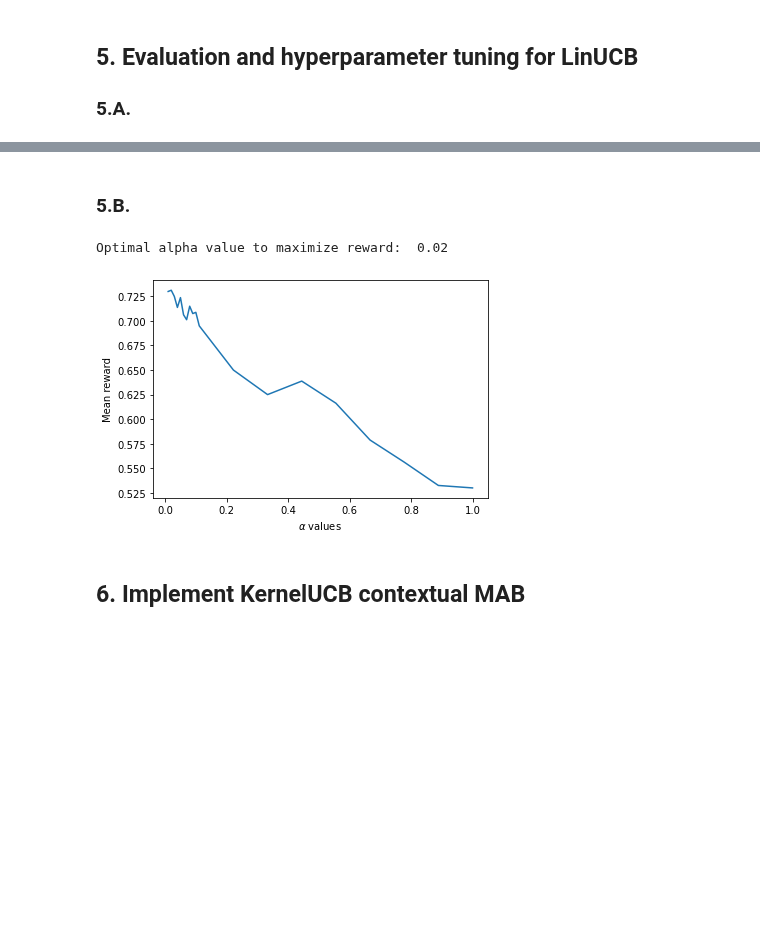
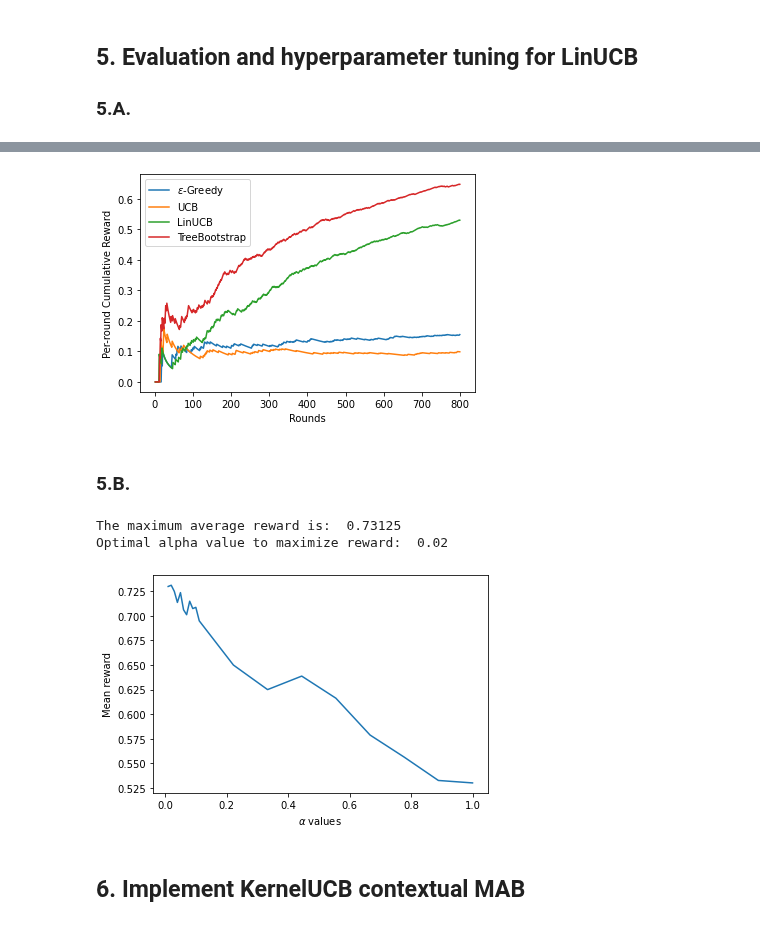
Before and after one commit to Bachfischer/COMP90051-StatML-Assignment-2, a Jupyter notebook: mbachfischer.ipynb, the cells around one changed output, grey strips where cells are left out. Drawn from its saved outputs; the diff is of its cells as text; code cells hidden in the pictures; blank space fills up the shorter version.

```diff
--- a/mbachfischer.ipynb
+++ b/mbachfischer.ipynb
@@ -102,32 +137,20 @@ class EpsGreedy(MAB):
         self.total_reward_per_arm = [0 for arm in range(n_arms)]
 
 
-
     def play(self, context=None):
         super().play(context)
         # your code here
 
-        # perform exploration
         if np.random.random() < self.epsilon:
+            # perform exploration action
             action = np.random.choice(self.q_values, 1)
-        # perform exploitation
         else:
-            # Get highest q-value from current q-values
-            highest = max(self.q_values)
-            highest_Qs = [index for index, value in enumerate(self.q_values) if value == highest]
-
-            if len(highest_Qs) > 1:
-                action = np.random.choice(highest_Qs) #random tie breaking
-            else:
-                action = highest_Qs[0]
+            # perform exploitation action
+            action = argmax_random_tie_breaking(self.q_values)
         return action
 
 
     def update(self, arm, reward, context=None):
-        if not (type(reward) ==  float or type(reward) == np.float64):
-            raise TypeError("Reward` must be a float")
-        if not arm > 0 and not arm <=self.n_arms:
-            raise ValueError("Arm must be positive integer and may not be larger than self._narms")
         super().update(arm, reward, context)
         # your code here
 
@@ -137,7 +160,7 @@ class EpsGreedy(MAB):
         # update total reward
         self.total_reward_per_arm[arm] += reward
 
-        # update q-values each arm
+        # update q-valuesfor  each arm
         updated_reward =  self.total_reward_per_arm[arm] / self.count_per_arm[arm]
         self.q_values[arm] = updated_reward
 
@@ -609,3 +558,23 @@ plt.show()
+# %%
+# your code here
+
+rounds = np.linspace(1,len(results_EpsGreedy), len(results_EpsGreedy))
+
+cumsum_EpsGreedy = np.cumsum(results_EpsGreedy)/ rounds
+cumsum_UCB = np.cumsum(results_UCB)/ rounds
+cumsum_LinUCB = np.cumsum(results_LinUCB)/ rounds
+cumsum_TreeBootstrap = np.cumsum(results_TreeBootstrap)/ rounds
+
+plt.plot(rounds, cumsum_EpsGreedy, label = r"$\epsilon$-Greedy")
+plt.plot(rounds, cumsum_UCB, label = "UCB")
+plt.plot(rounds, cumsum_LinUCB, label = "LinUCB")
+plt.plot(rounds, cumsum_TreeBootstrap, label = "TreeBootstrap")
+plt.ylabel('Per-round Cumulative Reward')
+plt.xlabel('Rounds')
+plt.legend()
+plt.show()
+# %% [output]
+[figure, added]
 # %% [markdown]
 ### 5.B.
 # %%
@@ -627,12 +596,14 @@ for alpha in alpha_grid_search_params:
     results_LinUCB = offlineEvaluate(mab, arms, rewards, contexts, 800)
     results_LinUCB_with_alpha_search.append(np.mean(results_LinUCB))
 
-print('Optimal alpha value to maximize reward: ', alpha_grid_search_params[np.argmax(results_LinUCB_with_alpha_search)])
+print("The maximum average reward is: ", np.max(results_LinUCB_with_alpha_search))
+print("Optimal alpha value to maximize reward: ", alpha_grid_search_params[np.argmax(results_LinUCB_with_alpha_search)])
 plt.plot(alpha_grid_search_params, results_LinUCB_with_alpha_search)
 plt.ylabel('Mean reward')
 plt.xlabel(r'$\alpha$ values')
 plt.show()
 # %% [output]
+The maximum average reward is:  0.73125
 Optimal alpha value to maximize reward:  0.02
 [figure]
 # %% [markdown]
```
Also changed, not shown: parts of 18 cells of this notebook.
